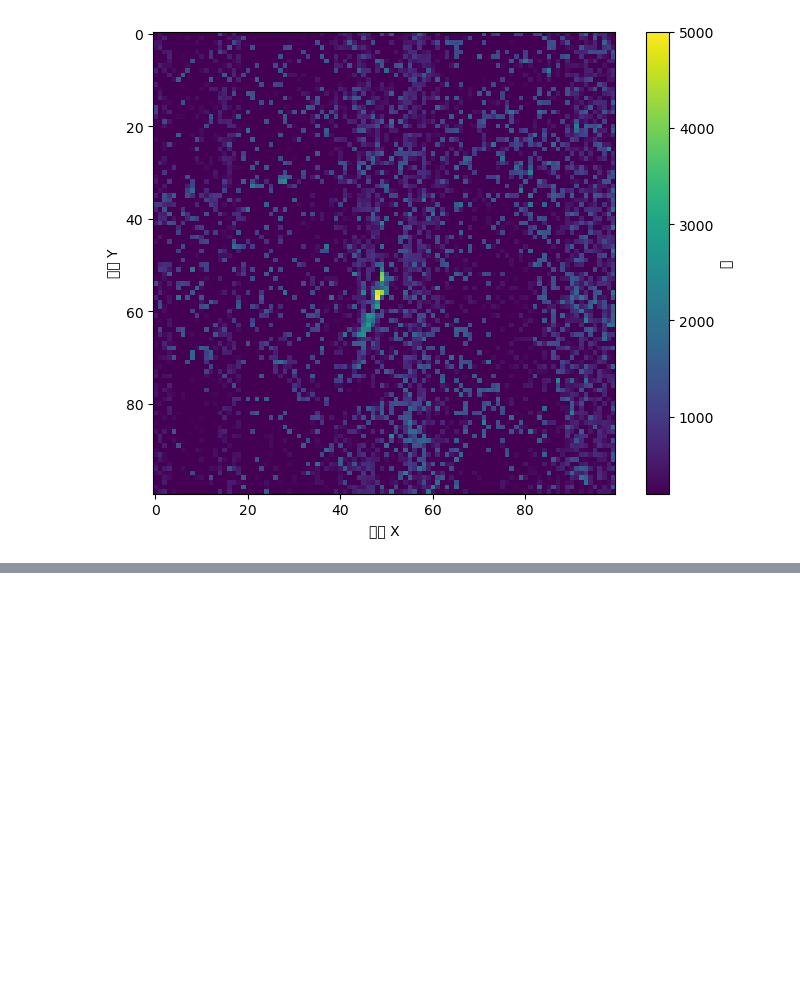
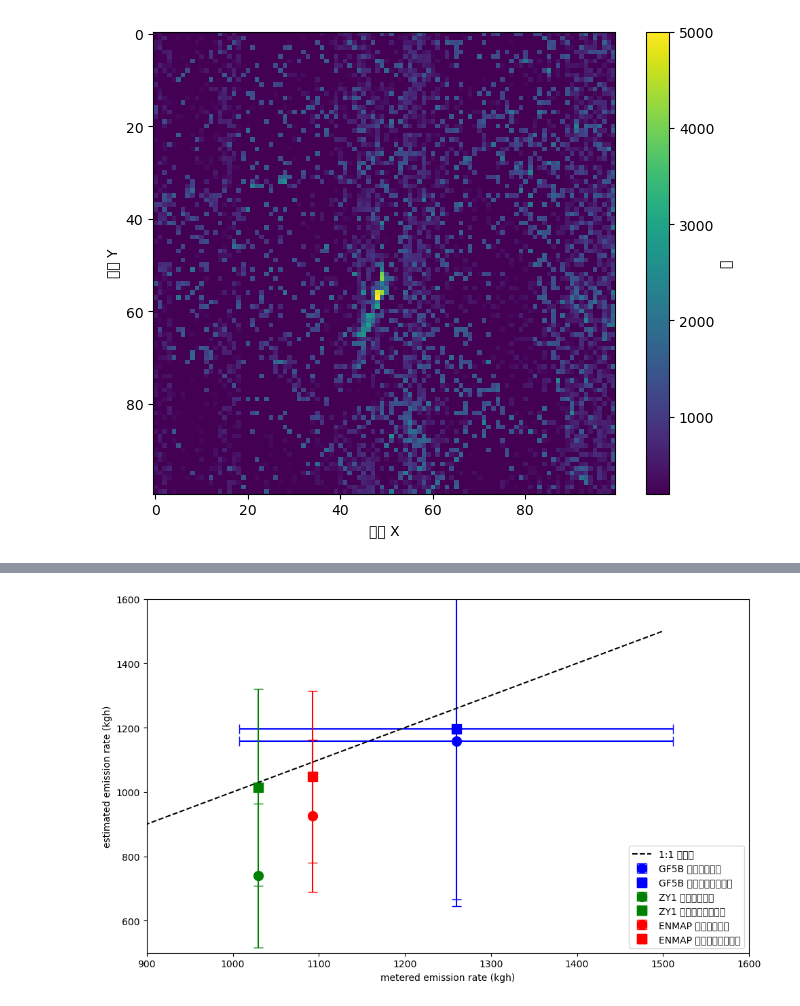
Before and after one commit to Emeric53/MF, a Jupyter notebook: tasks/controlled_release_experiments/controlled_release_exp.ipynb, the cells around one changed output, grey strips where cells are left out. Drawn from its saved outputs; the diff is of its cells as text; code cells hidden in the pictures; blank space fills up the shorter version.

```diff
--- a/tasks/controlled_release_experiments/controlled_release_exp.ipynb
+++ b/tasks/controlled_release_experiments/controlled_release_exp.ipynb
@@ -295,13 +324,17 @@ File saved successfully at /home/emeric/Documents/stanford/EnMAP/ENMAP01-____L1B
 Time cost:  51.554585218429565
 # %%
 # 量化排放
-types = ["mf","cmf","mlmf","cmlmf"]
+types = ["cmf","cmlmf"]
 
 for t in types:
     plume_path = f"/home/emeric/Documents/stanford/plumes/Enmap_{t}.tif"
     plume_data = sd.general_functions.read_tiff_in_numpy(plume_path)
     # plume_data[plume_data == -3.4028231e+38] = np.nan
     # print(np.nanmax(plume_data))
-    fluxrate = emission_estimate(plume_data[plume_data >0],30,5.447682411960133,1,0,"ppmm")
+    plume_data[plume_data == -3.4028231e+38] = np.nan
+    plume_data[plume_data == -9999] = np.nan
+    fluxrate = emission_estimate(plume_data[plume_data >100],30,3.447682411960133,1,0,"ppmm")
+    fluxrate_uncertainty = emission_estimate(plume_data[plume_data >100],30,0.878,1,0,"ppmm")
     print(fluxrate/3.6)
+    print(fluxrate_uncertainty/3.6)
 # %% [output]
@@ -472,0 +543,91 @@ for t in types:
+# %%
+import pandas as pd
+import matplotlib.pyplot as plt
+import numpy as np
+from sklearn.linear_model import LinearRegression
+from sklearn.metrics import mean_squared_error, mean_absolute_error, r2_score
+
+# 1. 构造数据
+data = {
+    'Satellite': ['GF5B', 'ZY1', 'ENMAP'],
+    '真实排放': [1259.71, 1029.785, 1092.52],
+    '匹配滤波算法 估计排放': [1157.3082, 739.8095, 925.9672],
+    '估计排放偏差': [513.14606, 223.14218, 235.81036],
+    '多层匹配滤波算法 估计排放': [1196.6608, 1013.8201, 1047.6803],
+    '估计排放偏差 2': [530.59485, 305.7896, 266.8063]
+}
+
+# 2. 创建 DataFrame
+df = pd.DataFrame(data)
+
+# 3. 散点图绘制
+plt.figure(figsize=(10, 6))
+
+# 为了区分不同算法和卫星，设置不同的符号和颜色
+markers = ['o', 's', '^']  # 圆形、方形、三角形
+colors = ['b', 'g', 'r']    # 蓝色、绿色、红色
+
+# 为每个卫星绘制散点图并添加误差条
+for idx, satellite in enumerate(df['Satellite']):
+    # 获取真实排放和估计排放的值
+    true_emissions = df.loc[df['Satellite'] == satellite, '真实排放'].values[0]
+    matched_emissions = df.loc[df['Satellite'] == satellite, '匹配滤波算法 估计排放'].values[0]
+    multi_level_emissions = df.loc[df['Satellite'] == satellite, '多层匹配滤波算法 估计排放'].values[0]
+    matched_deviation = df.loc[df['Satellite'] == satellite, '估计排放偏差'].values[0]
+    multi_level_deviation = df.loc[df['Satellite'] == satellite, '估计排放偏差 2'].values[0]
+
+    # 如果是GF5B卫星，计算x轴误差条（20%的真实排放值）
+    if satellite == 'GF5B':
+        x_error = 0.2 * true_emissions  # 20% 的真实值
+    else:
+        x_error = np.zeros_like(true_emissions)  # 其他卫星的x误差为0
+
+    # 绘制散点并添加误差条
+    plt.errorbar(true_emissions, matched_emissions, xerr=x_error, yerr=matched_deviation, fmt=markers[0], color=colors[idx], label=f'{satellite} 匹配滤波算法', capsize=5, markersize=10)
+    plt.errorbar(true_emissions, multi_level_emissions, xerr=x_error, yerr=multi_level_deviation, fmt=markers[1], color=colors[idx], label=f'{satellite} 多层匹配滤波算法', capsize=5, markersize=10)
+
+# 添加 1:1 参考线
+plt.plot([0, 1500], [0, 1500], color='k', linestyle='--', label="1:1 参考线")
+
+# 添加标签
+plt.xlabel('metered emission rate (kgh)')
+plt.ylabel('estimated emission rate (kgh)')
+plt.legend()
+plt.xlim(900,1600)
+plt.ylim(500,1600)
+# 显示图表
+plt.tight_layout()
+plt.show()
+
+# 4. 计算拟合直线，R²，RMSE，MAE
+def calculate_metrics(true_values, predicted_values):
+    # 线性回归拟合
+    model = LinearRegression()
+    model.fit(true_values.reshape(-1, 1), predicted_values)
+    predictions = model.predict(true_values.reshape(-1, 1))
+
+    # 计算 R²
+    r2 = r2_score(true_values, predictions)
+
+    # 计算 RMSE
+    rmse = np.sqrt(mean_squared_error(true_values, predictions))
+
+    # 计算 MAE
+    mae = mean_absolute_error(true_values, predictions)
+
+    return model, r2, rmse, mae
+
+# 提取真实排放和估计排放的值
+true_values = np.array(df['真实排放'])
+matched_values = np.array(df['匹配滤波算法 估计排放'])
+multi_level_values = np.array(df['多层匹配滤波算法 估计排放'])
+
+# 计算不同算法的拟合线、R²、RMSE、MAE
+model_matched, r2_matched, rmse_matched, mae_matched = calculate_metrics(true_values, matched_values)
+model_multi_level, r2_multi_level, rmse_multi_level, mae_multi_level = calculate_metrics(true_values, multi_level_values)
+
+# 打印结果
+print(f"匹配滤波算法:\n  R²: {r2_matched:.4f}, RMSE: {rmse_matched:.4f}, MAE: {mae_matched:.4f}")
+print(f"多层匹配滤波算法:\n  R²: {r2_multi_level:.4f}, RMSE: {rmse_multi_level:.4f}, MAE: {mae_multi_level:.4f}")
+# %% [output]
+[figure, added]
```
Also changed, not shown: parts of 12 cells of this notebook, 37 other files.
